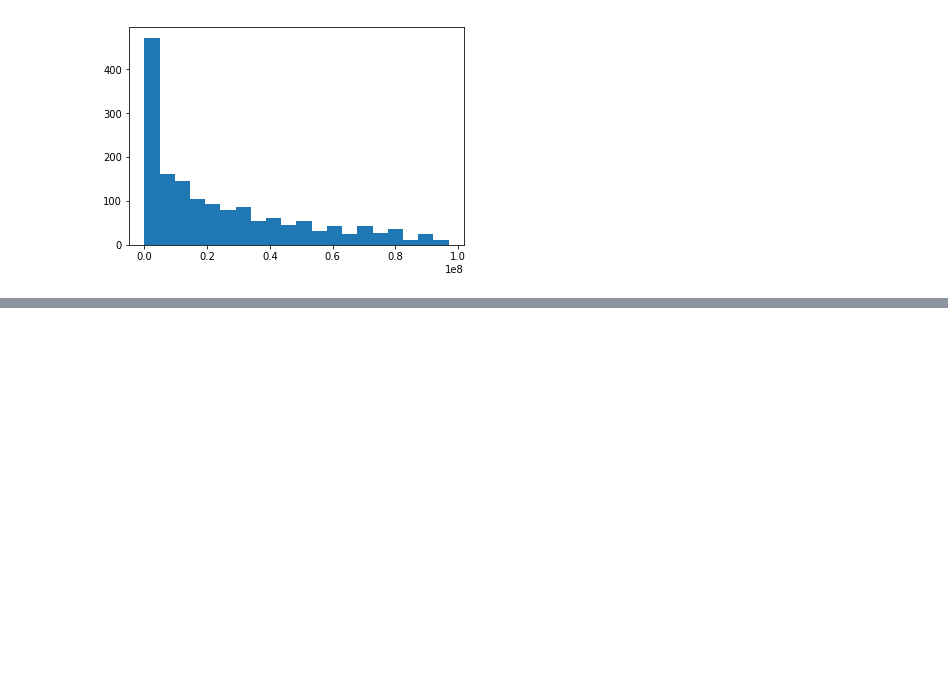
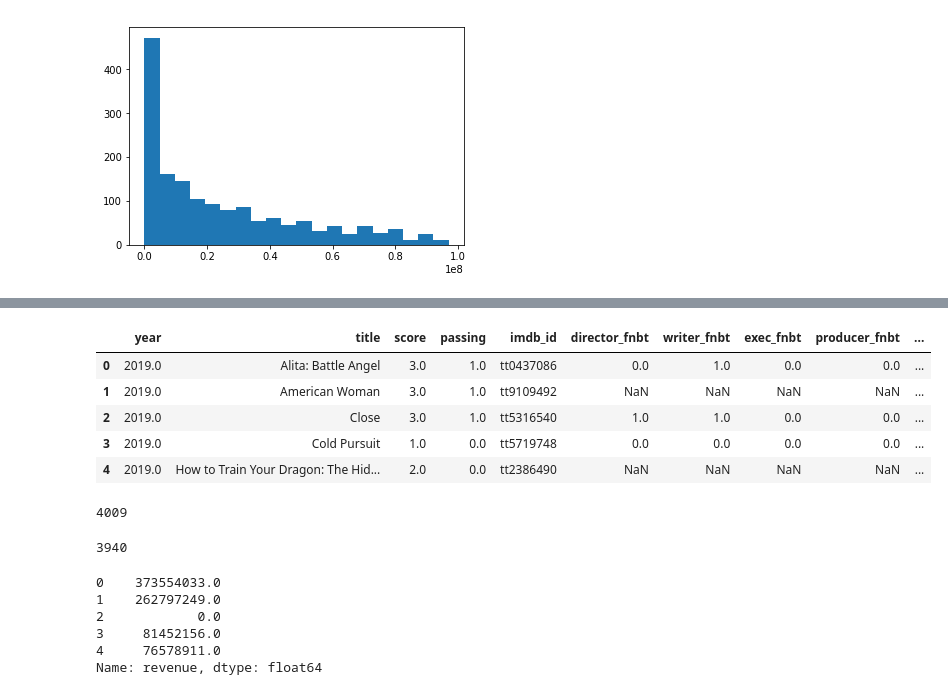
Before and after one commit to MagicMilly/women-in-film-analysis-dashboard, a Jupyter notebook: more_data_munging_useful.ipynb, the cells around one changed output, grey strips where cells are left out. Drawn from its saved outputs; the diff is of its cells as text; code cells hidden in the pictures; blank space fills up the shorter version.

```diff
--- a/more_data_munging_useful.ipynb
+++ b/more_data_munging_useful.ipynb
@@ -1808,0 +1513,2 @@ bechdel_copy_indices
+# %%
+movies_metadata.dropna(subset=['revenue'], inplace=True)
@@ -1808,0 +1545,5 @@ bechdel_copy_indices
+# %%
+movies_metadata.budget = movies_metadata.budget.astype('float')
+# %%
+imdb_budget_dict = dict(zip(movies_metadata.imdb_id, movies_metadata.budget))
+imdb_budget_dict
@@ -1808,0 +1568,11 @@ bechdel_copy_indices
+# %%
+updated_budgets = []
+for imdb_id, budget in zip(bechdel_df.imdb_id, bechdel_df.new_budgets):
+    if budget != 0:
+        updated_budgets.append(budget)
+    elif imdb_id in imdb_budget_dict.keys():
+        updated_budgets.append(imdb_budget_dict[imdb_id])
+    else:
+        updated_budgets.append(0)
+
+updated_budgets
@@ -1808,0 +1597,27 @@ bechdel_copy_indices
+# %%
+bechdel_df['updated_budgets'] = updated_budgets
+bechdel_df.head()
+# %% [output]
+|  | year | title | score | passing | imdb_id | director_fnbt | writer_fnbt | exec_fnbt | producer_fnbt | ... |
+| 0 | 2019.0 | Alita: Battle Angel | 3.0 | 1.0 | tt0437086 | 0.0 | 1.0 | 0.0 | 0.0 | ... |
+| 1 | 2019.0 | American Woman | 3.0 | 1.0 | tt9109492 | NaN | NaN | NaN | NaN | ... |
+| 2 | 2019.0 | Close | 3.0 | 1.0 | tt5316540 | 1.0 | 1.0 | 0.0 | 0.0 | ... |
+| 3 | 2019.0 | Cold Pursuit | 1.0 | 0.0 | tt5719748 | 0.0 | 0.0 | 0.0 | 0.0 | ... |
+| 4 | 2019.0 | How to Train Your Dragon: The Hid... | 2.0 | 0.0 | tt2386490 | NaN | NaN | NaN | NaN | ... |
+# %%
+len(bechdel_df.loc[bechdel_df.updated_budgets != 0])
+# %% [output]
+4009
+# %%
+len(bechdel_df.loc[bechdel_df.new_budgets != 0])
+# %% [output]
+3940
+# %%
+movies_metadata.revenue.head()
+# %% [output]
+0    373554033.0
+1    262797249.0
+2            0.0
+3     81452156.0
+4     76578911.0
+Name: revenue, dtype: float64
```
Also changed, not shown: parts of 144 cells of this notebook.
